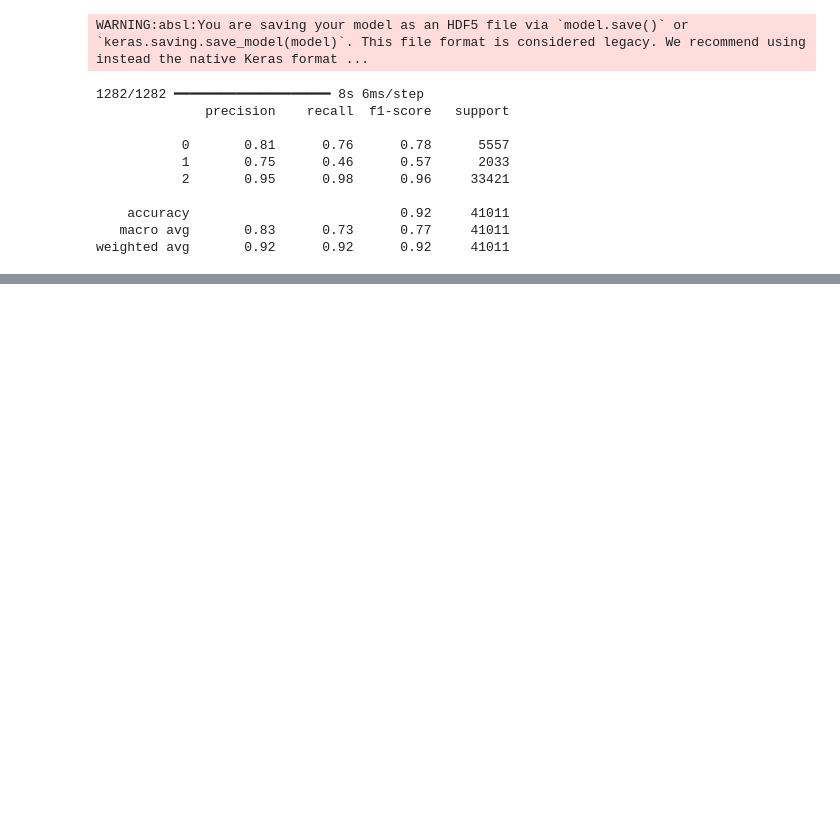
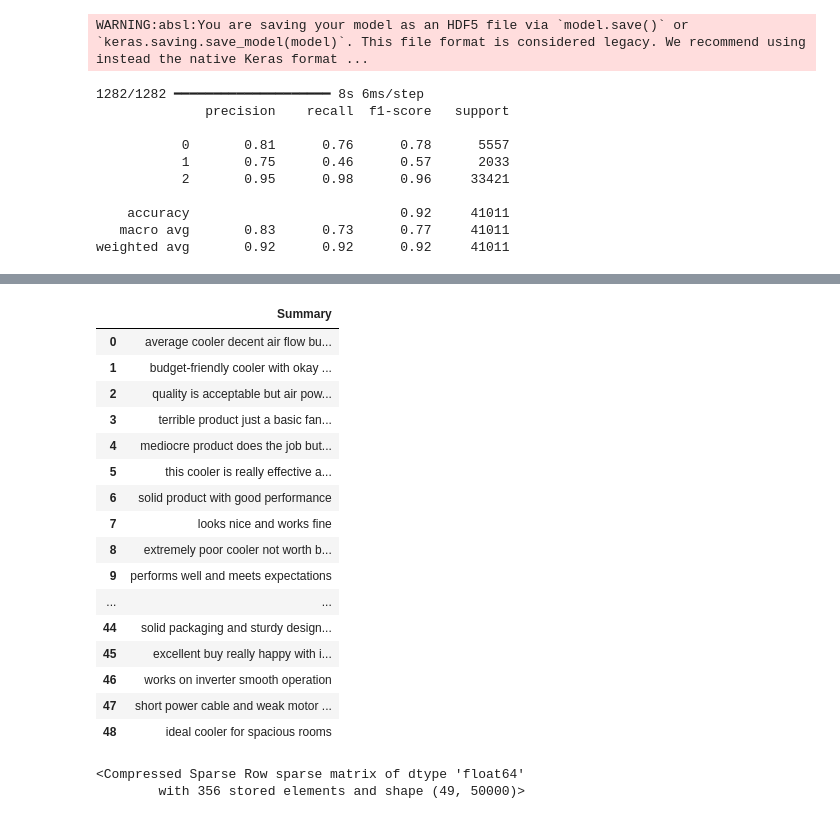
Before and after one commit to mShubham18/FeedbackPrediction, a Jupyter notebook: Final.ipynb, the cells around one changed output, grey strips where cells are left out. Drawn from its saved outputs; the diff is of its cells as text; code cells hidden in the pictures; blank space fills up the shorter version.

```diff
--- a/Final.ipynb
+++ b/Final.ipynb
@@ -245,0 +287,20 @@ with open("models/vectorizer.pkl", "wb") as file:
+# %%
+df
+# %% [output]
+|  | Summary |
+| 0 | average cooler decent air flow bu... |
+| 1 | budget-friendly cooler with okay ... |
+| 2 | quality is acceptable but air pow... |
+| 3 | terrible product just a basic fan... |
+| 4 | mediocre product does the job but... |
+| 5 | this cooler is really effective a... |
+| 6 | solid product with good performance |
+| 7 | looks nice and works fine |
+| 8 | extremely poor cooler not worth b... |
+| 9 | performs well and meets expectations |
+| ... | ... |
+| 44 | solid packaging and sturdy design... |
+| 45 | excellent buy really happy with i... |
+| 46 | works on inverter smooth operation |
+| 47 | short power cable and weak motor ... |
+| 48 | ideal cooler for spacious rooms |
@@ -245,0 +325,5 @@ with open("models/vectorizer.pkl", "wb") as file:
+# %%
+vectorizer.transform(corpus)
+# %% [output]
+<Compressed Sparse Row sparse matrix of dtype 'float64'
+        with 356 stored elements and shape (49, 50000)>
```
Also changed, not shown: parts of 11 cells of this notebook, 2 other files.
